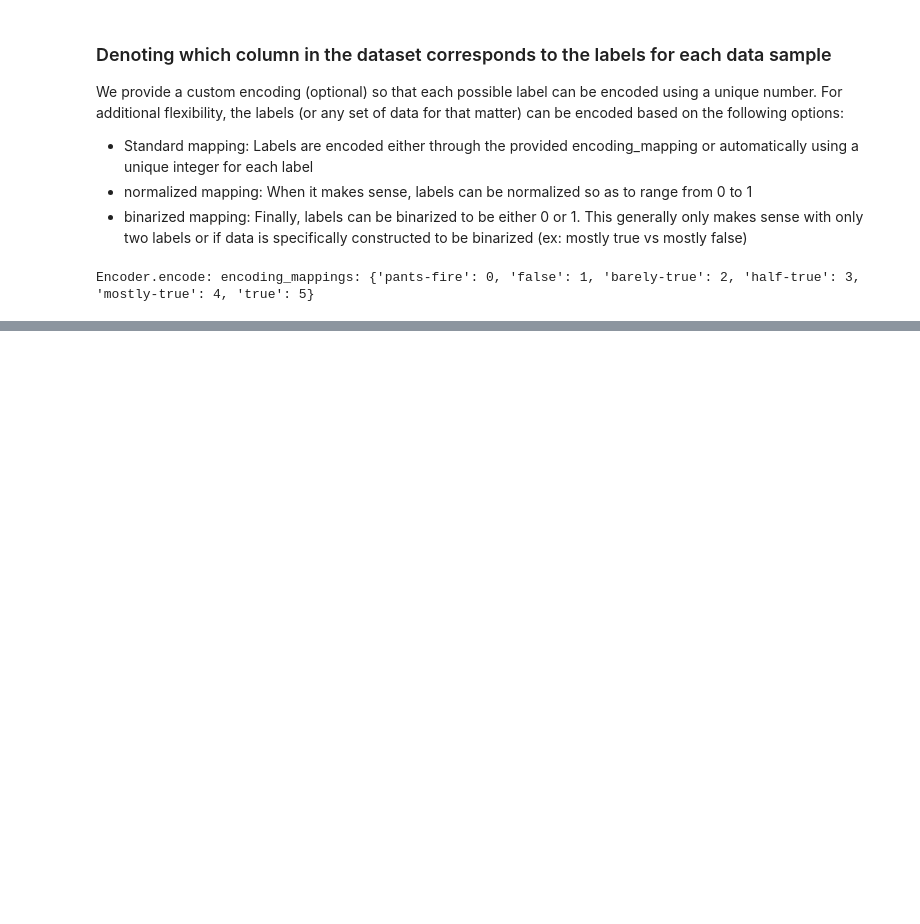
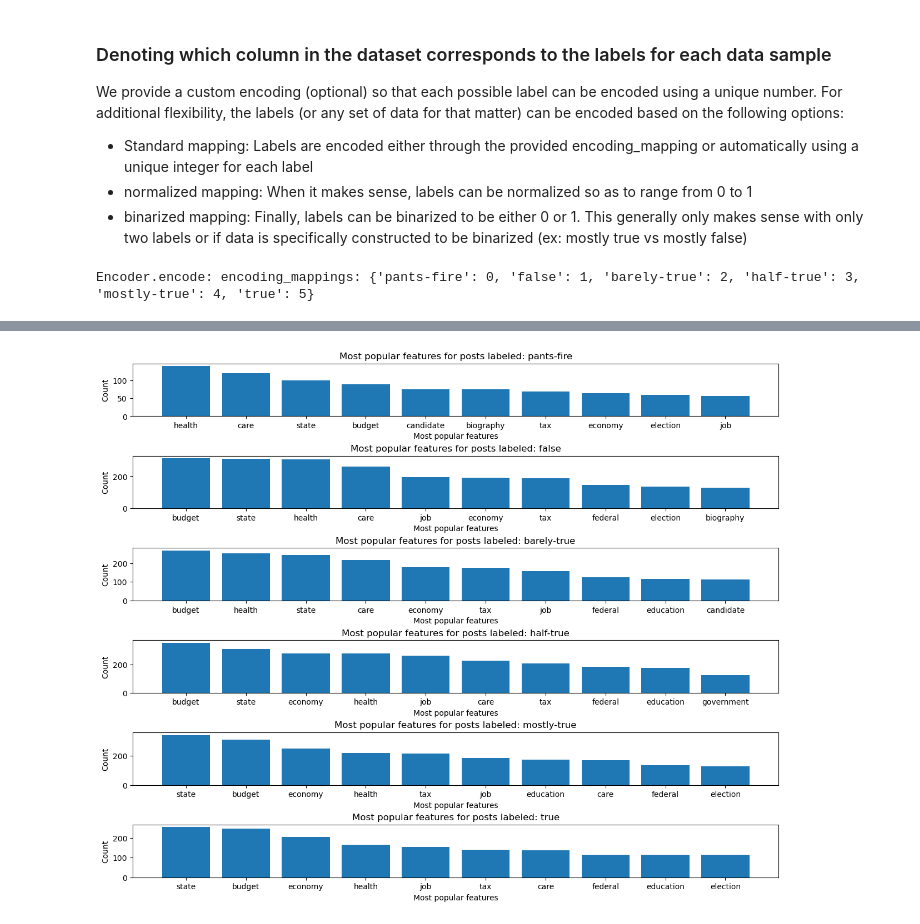
Before and after one commit to gsriddler/sta561project, a Jupyter notebook: preprocess/PreProcessor_demo.ipynb, the cells around one changed output, grey strips where cells are left out. Saved outputs shown, nothing was run; the diff lists cells and outputs as text; code cells hidden in the pictures; blank space fills up the shorter version.

Commit message:
updated and generated plots

```diff
--- a/preprocess/PreProcessor_demo.ipynb
+++ b/preprocess/PreProcessor_demo.ipynb
@@ -86,0 +88,19 @@ print(counts)
+# %%
+#party example
+party_encoder = pre_processor.get_standard_encoder_for_features(
+    feature_name="party_affiliation",
+    encoding_mapping=None,
+    normalize=False,
+    Binarize=False
+)
+
+#bag of words example
+subjects_encoder = pre_processor.get_bag_of_words_encoder_for_feature(
+    feature_name="subjects",
+    clean_strings=True,
+    remove_stop_words=True,
+    lematize=True
+)
+
+#get all of the possible subjects that we could access
+unique_subjects = subjects_encoder.feature_names
@@ -86,0 +144,8 @@ print(counts)
+# %%
+pre_processor.plot_most_popular_features(
+    encoder=subjects_encoder,
+    labels_to_plot=None,
+    max_terms=10
+)
+# %% [output]
+[figure, added]
```
Also changed, not shown: parts of 22 cells of this notebook, 3 other files.
